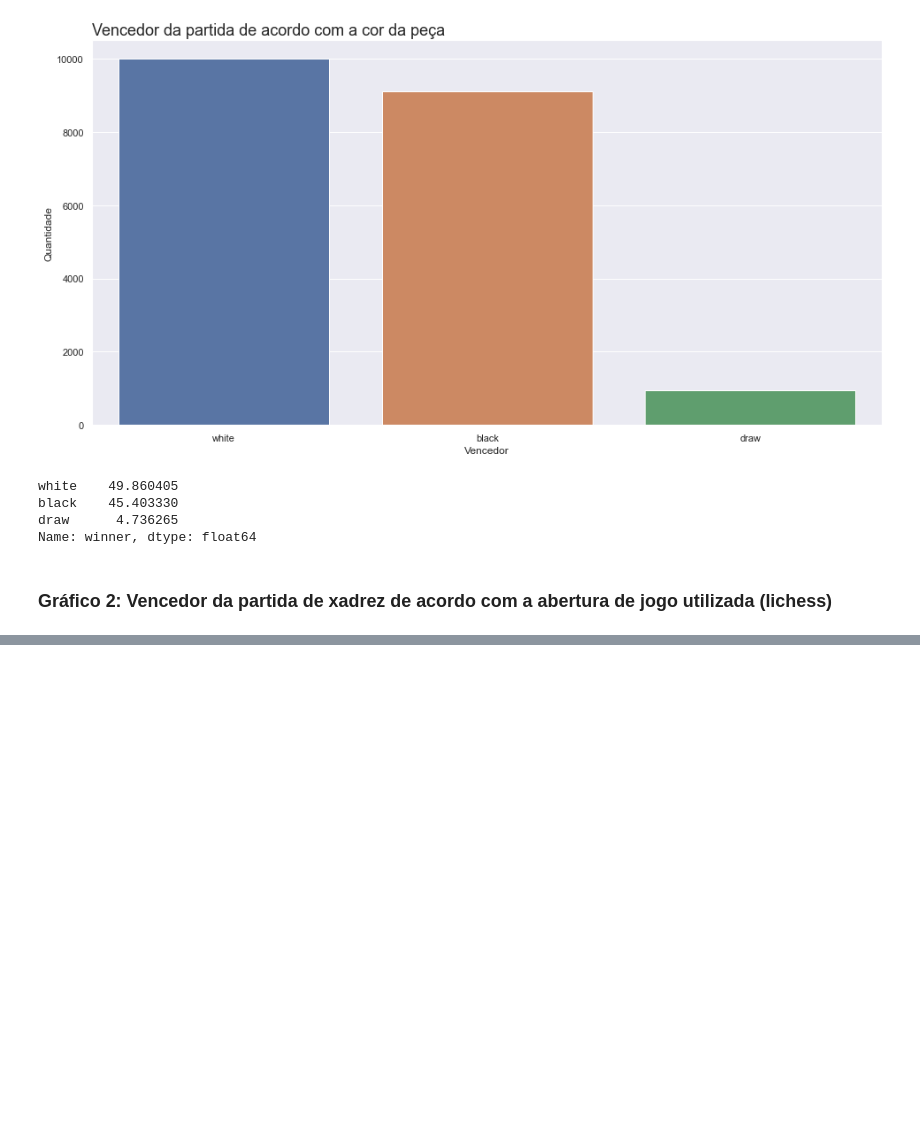
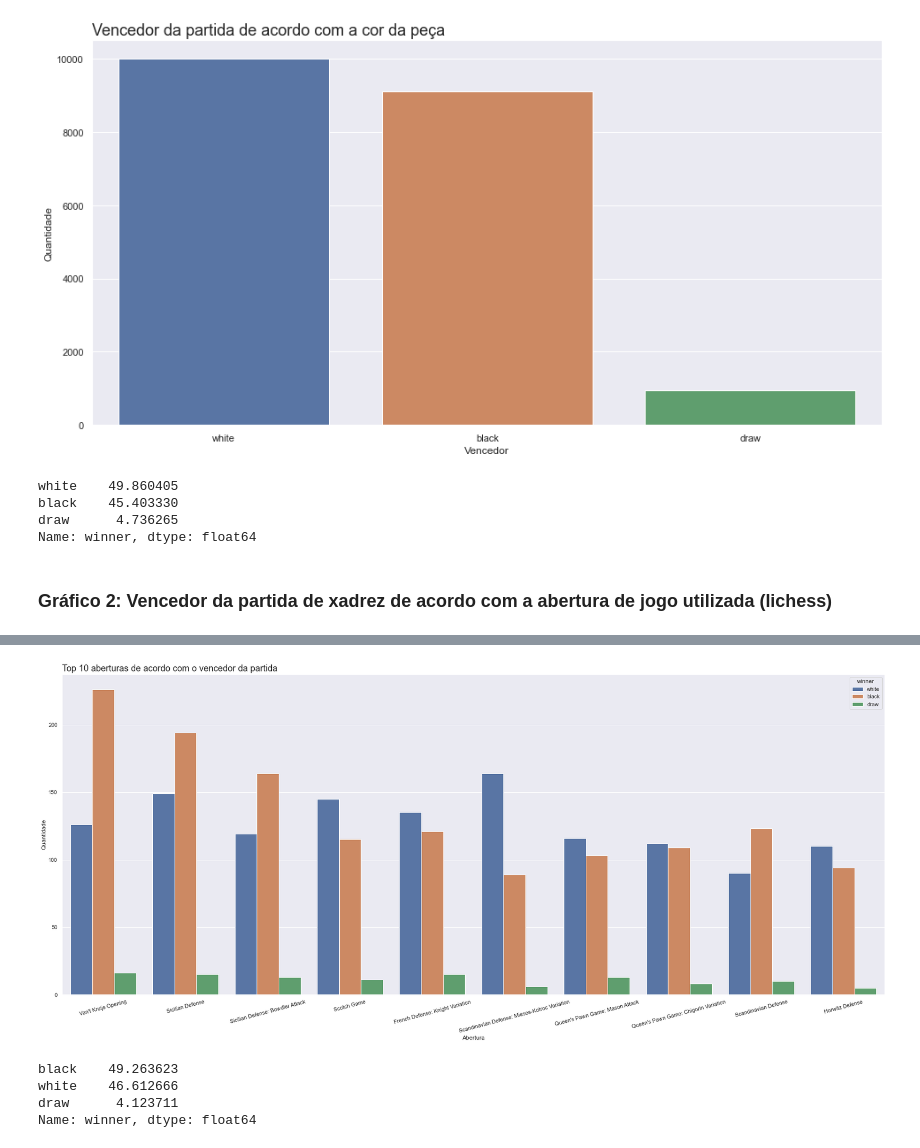
Before and after one commit to samilagarrido/DataChess, a Jupyter notebook: projeto.ipynb, the cells around one changed output, grey strips where cells are left out. Saved outputs shown, nothing was run; the diff lists cells and outputs as text; code cells hidden in the pictures; blank space fills up the shorter version.

```diff
--- a/projeto.ipynb
+++ b/projeto.ipynb
@@ -221,0 +235,5 @@ Name: opening_name, dtype: int64
+# %%
+## Quais são as aberturas mais comuns nesse dataset?
+
+top10_opening_name = lichess.opening_name.value_counts()[:10]
+top10_opening_name
@@ -221,0 +252,5 @@ Name: opening_name, dtype: int64
+# %%
+## Façamos uma query para separar a fatia do dataset contendo apenas as partidas com aberturas no top 10
+
+top10_opening = lichess.query("opening_name in @top10_opening_name.index")
+top10_opening
@@ -221,0 +271,19 @@ Name: opening_name, dtype: int64
+# %%
+ax = sns.countplot(x="opening_name", hue='winner', data=top10_opening, order=top10_opening_name.index)
+ax.set_title('Top 10 aberturas de acordo com o vencedor da partida', loc='left', fontsize=18)
+ax.set_xlabel('Abertura')
+ax.set_ylabel('Quantidade')
+ax.figure.set_size_inches(30,12)
+plt.xticks(rotation=15)
+plt.show()
+# %% [output]
+[figure, added]
+# %%
+## Considerando as 10 aberturas mais frequentes, vemos que a vantagem é das pretas!
+
+top10_opening.winner.value_counts(normalize=True)*100
+# %% [output]
+black    49.263623
+white    46.612666
+draw      4.123711
+Name: winner, dtype: float64
```
Also changed, not shown: parts of 22 cells of this notebook.
